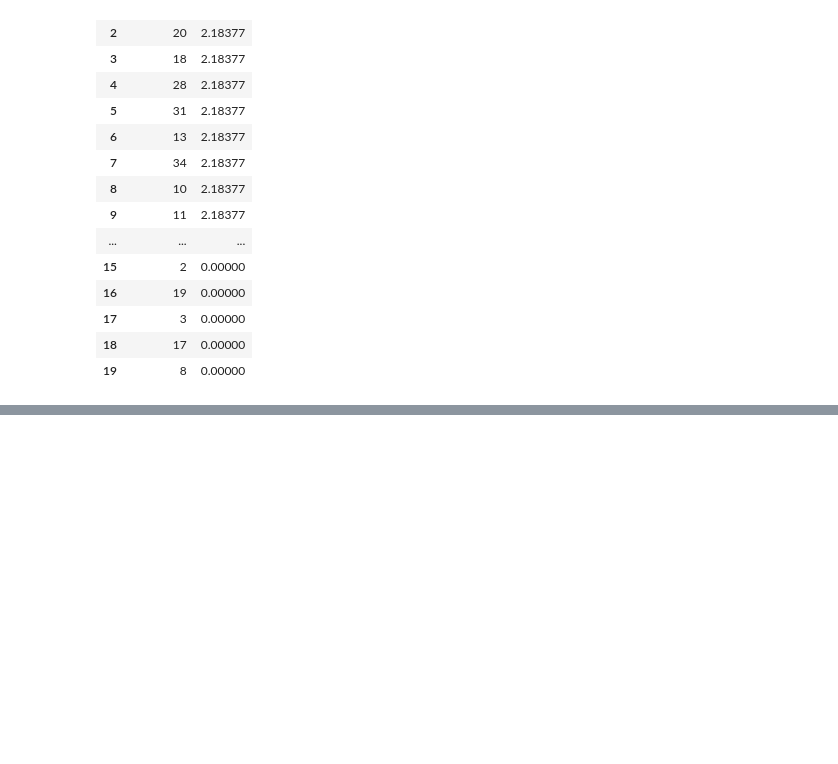
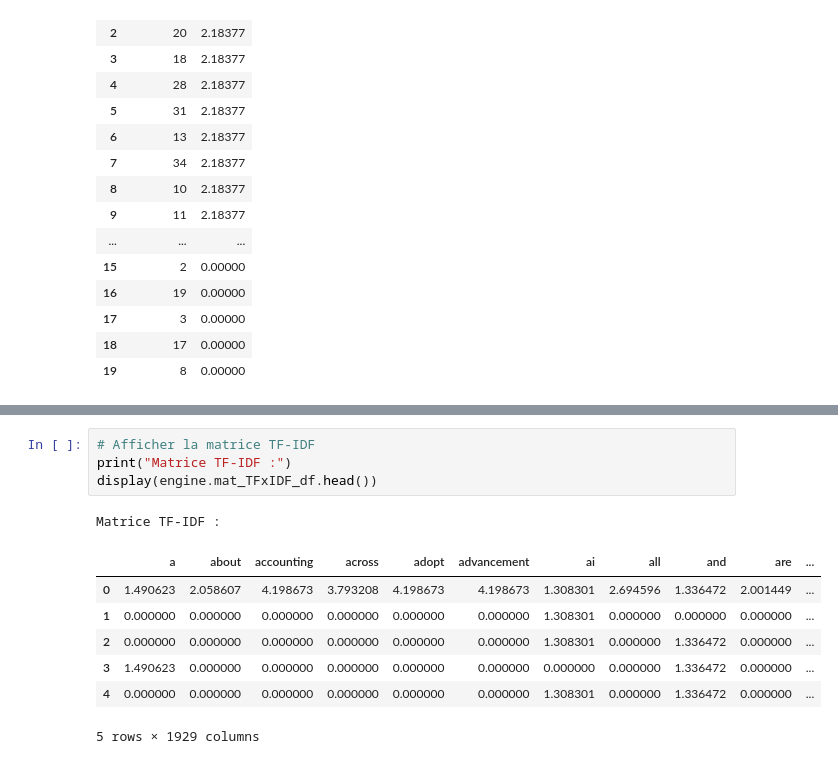
Before and after one commit to Antoine-Vuillet/PythonCorpus, a Jupyter notebook: Project/Projet_V2.ipynb, the cells around one changed output, grey strips where cells are left out. Saved outputs shown, nothing was run; the diff lists cells and outputs as text; blank space fills up the shorter version.

```diff
--- a/Project/Projet_V2.ipynb
+++ b/Project/Projet_V2.ipynb
@@ -117,0 +123,13 @@ print(engine.mat_TFxIDF_df)
+# %%
+# Afficher la matrice TF-IDF
+print("Matrice TF-IDF :")
+display(engine.mat_TFxIDF_df.head())
+# %% [output]
+Matrice TF-IDF :
+|  | a | about | accounting | across | adopt | advancement | ai | all | and | are | ... |
+| 0 | 1.490623 | 2.058607 | 4.198673 | 3.793208 | 4.198673 | 4.198673 | 1.308301 | 2.694596 | 1.336472 | 2.001449 | ... |
+| 1 | 0.000000 | 0.000000 | 0.000000 | 0.000000 | 0.000000 | 0.000000 | 1.308301 | 0.000000 | 0.000000 | 0.000000 | ... |
+| 2 | 0.000000 | 0.000000 | 0.000000 | 0.000000 | 0.000000 | 0.000000 | 1.308301 | 0.000000 | 1.336472 | 0.000000 | ... |
+| 3 | 1.490623 | 0.000000 | 0.000000 | 0.000000 | 0.000000 | 0.000000 | 0.000000 | 0.000000 | 1.336472 | 0.000000 | ... |
+| 4 | 0.000000 | 0.000000 | 0.000000 | 0.000000 | 0.000000 | 0.000000 | 1.308301 | 0.000000 | 1.336472 | 0.000000 | ... |
+5 rows × 1929 columns
```
Also changed, not shown: parts of 8 cells of this notebook.
